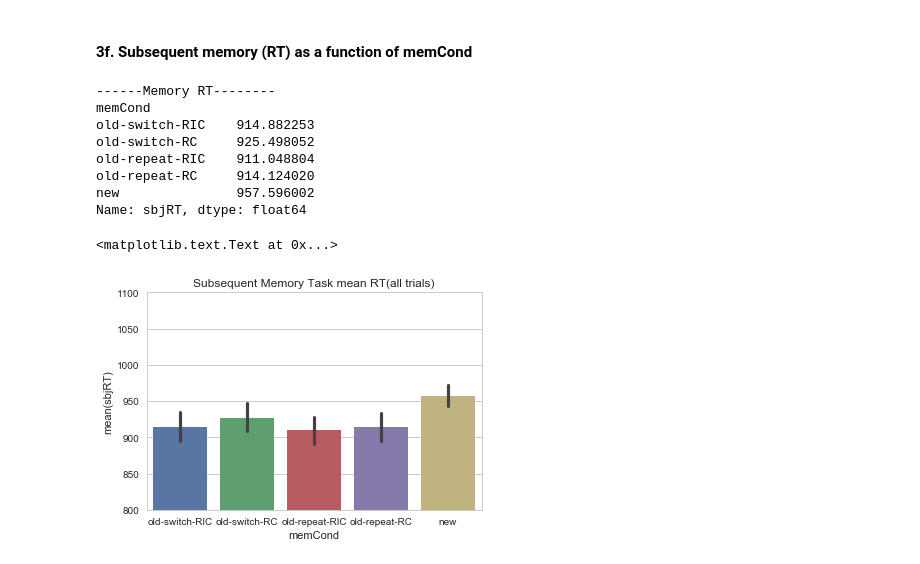
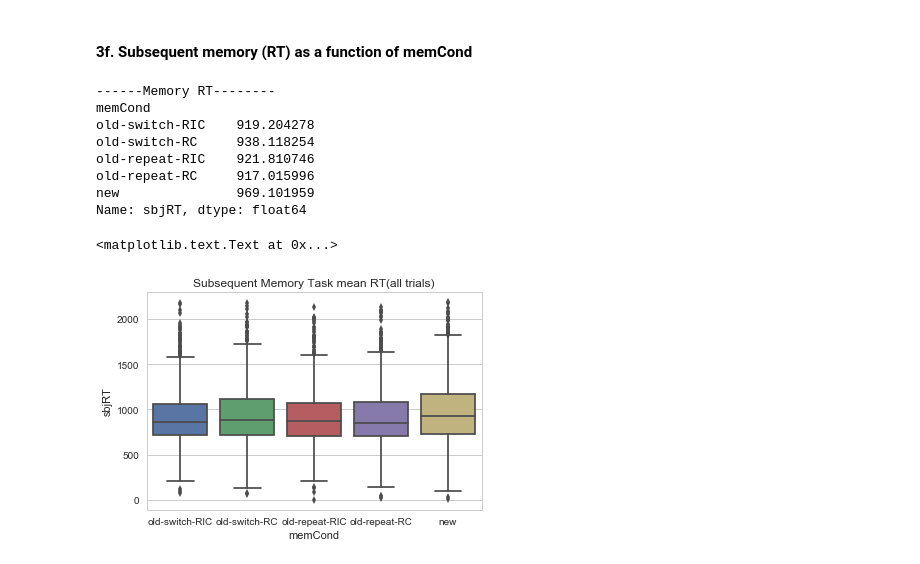
Before and after one commit to yuchinchiu/TSRC_v2_data, a Jupyter notebook: analysis_py/TSRC_v2_basicAnalysis.ipynb, the cells around one changed output. Drawn from its saved outputs; the diff is of its cells as text; code cells hidden in the pictures.

```diff
--- a/analysis_py/TSRC_v2_basicAnalysis.ipynb
+++ b/analysis_py/TSRC_v2_basicAnalysis.ipynb
@@ -13,7 +13,7 @@ from scipy.stats import norm
 # %% [markdown]
 ### 1. Load in the summarized subject data
 # %%
-df = pd.read_pickle('gpData_v2.pkl')
+df = pd.read_pickle('gpData.pkl')
 NrSbj = len(df.sbjId.unique())
 print('A total of ' + str(NrSbj) + ' subjects')
 # %% [output]
@@ -26,12 +32,13 @@ goodSbj=[]
 excludeSbj=[]
 for S in np.unique(df.sbjId):
     D = df.loc[df.sbjId==S]
-    if (D[D.phase=='TaskSw'].sbjACC.mean()*100 > 55) & (D.loc[D.memCond=='new'].sbjACC.mean()*100 > 55):
+    if (D[D.phase=='TaskSw'].sbjACC.mean()*100 >= 70) & (D[D.memCond=='new'].sbjACC.mean()*100>=55):
         goodSbj.append(S)
     else:
         excludeSbj.append(S)
-for S in excludeSbj:
-    df.drop(df[df.sbjId==S].index, axis=0, inplace=True)
-validSCNT = len(np.unique(df.sbjId))
+df_valid = pd.DataFrame(np.empty((0,0),dtype=int))
+for S in goodSbj:
+    df_valid = pd.concat([df_valid, df[df.sbjId==S]],axis=0)
+validSCNT = len(df_valid.sbjId.unique())
 print('After excluding subjects with poor performance: A total of ' + str(validSCNT) + ' subjects')
 # %% [output]
@@ -123,7 +149,7 @@ g.set(ylim=(600, 850))
 # %% [markdown]
 ### 3. Look at Subsequent Memory Data
 # %%
-df_mem = df.loc[df.phase=='Mem',:]
+df_mem = df_valid.loc[df_valid.phase=='Mem',:]
 mem_meanACC = df_mem.groupby('sbjId').sbjACC.mean().mean()*100
 mem_meanRT = df_mem.groupby('sbjId').sbjRT.mean().mean()
 print('Overall accuracy for the subsequent memory task (all items: old and new) was ' + '{:.2f}'.format(mem_meanACC) + '%')
@@ -295,21 +315,21 @@ plt.title('dprime distribution')
 # %%
 condM_mem_rt = df_mem.groupby(['sbjId','memCond']).sbjRT.mean().reset_index()
 # a table of subject x condition
 print('------Memory RT--------')
 gpResult_mem_rt = condM_mem_rt.groupby(['memCond']).sbjRT.mean()
 print(gpResult_mem_rt)
 # plot results
-g = sns.barplot(x='memCond',y='sbjRT', data=df_mem)
-g.set(ylim=(800, 1100))
+g = sns.boxplot(x='memCond',y='sbjRT', data=df_mem)
+#g.set(ylim=(800, 1100))
 plt.title("Subsequent Memory Task mean RT(all trials)")
 # %% [output]
 ------Memory RT--------
 memCond
-old-switch-RIC    914.882253
-old-switch-RC     925.498052
-old-repeat-RIC    911.048804
-old-repeat-RC     914.124020
-new               957.596002
+old-switch-RIC    919.204278
+old-switch-RC     938.118254
+old-repeat-RIC    921.810746
+old-repeat-RC     917.015996
+new               969.101959
 Name: sbjRT, dtype: float64
 <matplotlib.text.Text at 0x...>
-[figure, old version]
+[figure, new version]
```
Also changed, not shown: parts of 23 cells of this notebook.
